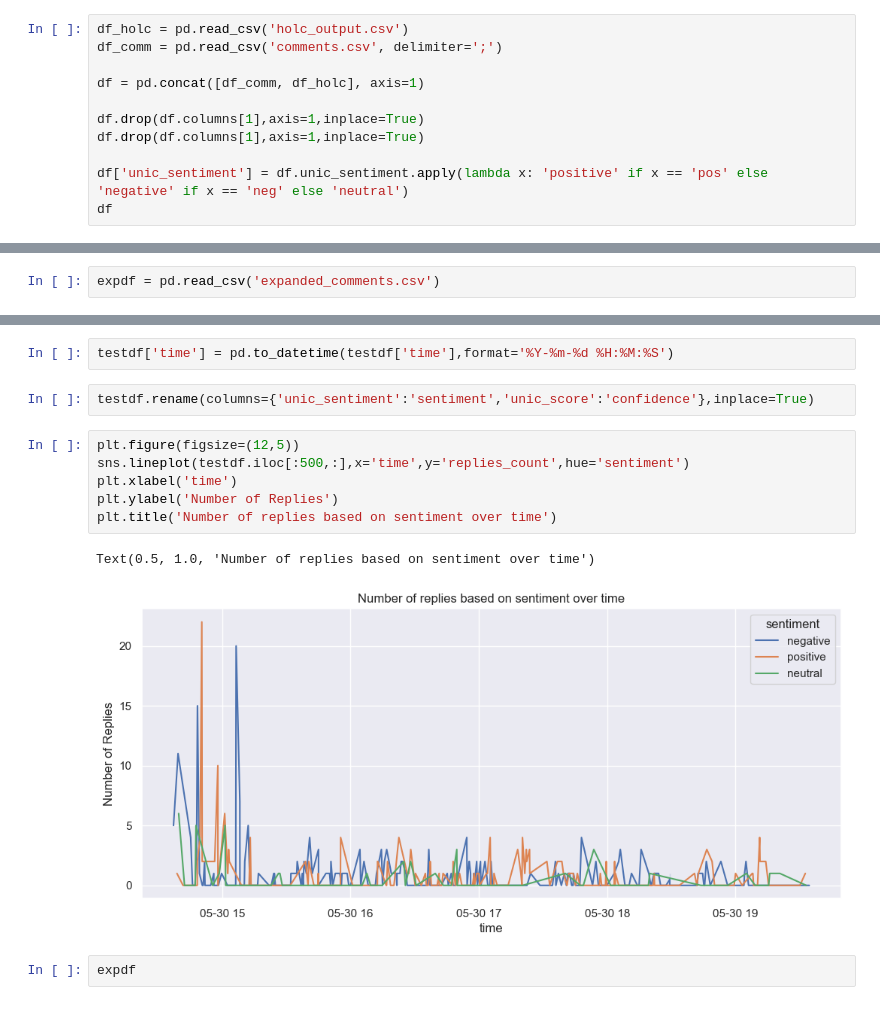
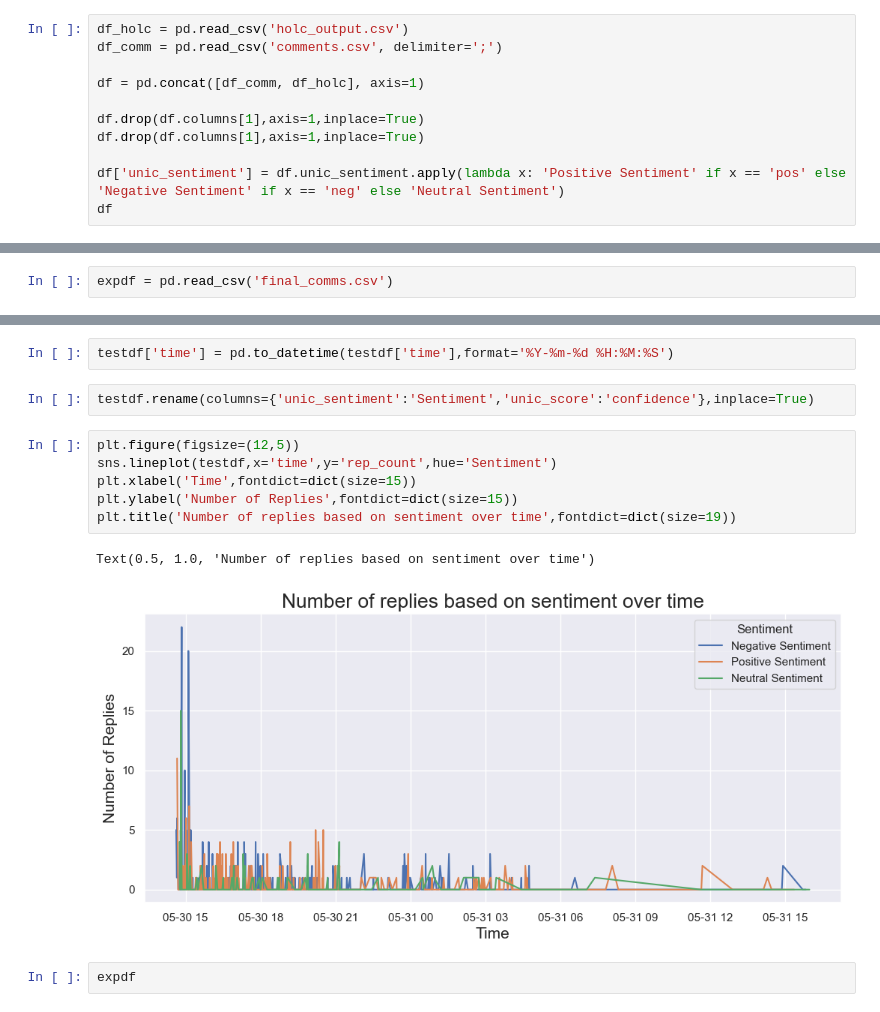
Before and after one commit to isevr/nytimes, a Jupyter notebook: final.ipynb, the cells around one changed output, grey strips where cells are left out. Saved outputs shown, nothing was run; the diff lists cells and outputs as text.

```diff
--- a/final.ipynb
+++ b/final.ipynb
@@ -28,7 +28,7 @@ df = pd.concat([df_comm, df_holc], axis=1)
 df.drop(df.columns[1],axis=1,inplace=True)
 df.drop(df.columns[1],axis=1,inplace=True)
 
-df['unic_sentiment'] = df.unic_sentiment.apply(lambda x: 'positive' if x == 'pos' else 'negative' if x == 'neg' else 'neutral')
+df['unic_sentiment'] = df.unic_sentiment.apply(lambda x: 'Positive Sentiment' if x == 'pos' else 'Negative Sentiment' if x == 'neg' else 'Neutral Sentiment')
 df
 # %% [output]
 |  | comment | unic_sentiment | unic_score |
@@ -207,20 +188,20 @@ Coherence Score:  0.550914592376665
 # %%
-expdf = pd.read_csv('expanded_comments.csv')
+expdf = pd.read_csv('final_comms.csv')
 # %%
 testdf = pd.concat([df.iloc[:len(expdf),:],expdf],axis=1)
 # %%
 testdf['time'] = pd.to_datetime(testdf['time'],format='%Y-%m-%d %H:%M:%S')
 # %%
-testdf.rename(columns={'unic_sentiment':'sentiment','unic_score':'confidence'},inplace=True)
+testdf.rename(columns={'unic_sentiment':'Sentiment','unic_score':'confidence'},inplace=True)
 # %%
 plt.figure(figsize=(12,5))
-sns.lineplot(testdf.iloc[:500,:],x='time',y='replies_count',hue='sentiment')
-plt.xlabel('time')
-plt.ylabel('Number of Replies')
-plt.title('Number of replies based on sentiment over time')
+sns.lineplot(testdf,x='time',y='rep_count',hue='Sentiment')
+plt.xlabel('Time',fontdict=dict(size=15))
+plt.ylabel('Number of Replies',fontdict=dict(size=15))
+plt.title('Number of replies based on sentiment over time',fontdict=dict(size=19))
 # %% [output]
 Text(0.5, 1.0, 'Number of replies based on sentiment over time')
-[figure, old version]
+[figure, new version]
 # %%
 expdf
 # %% [output]
```
Also changed, not shown: parts of 5 cells of this notebook, 4 other files.
